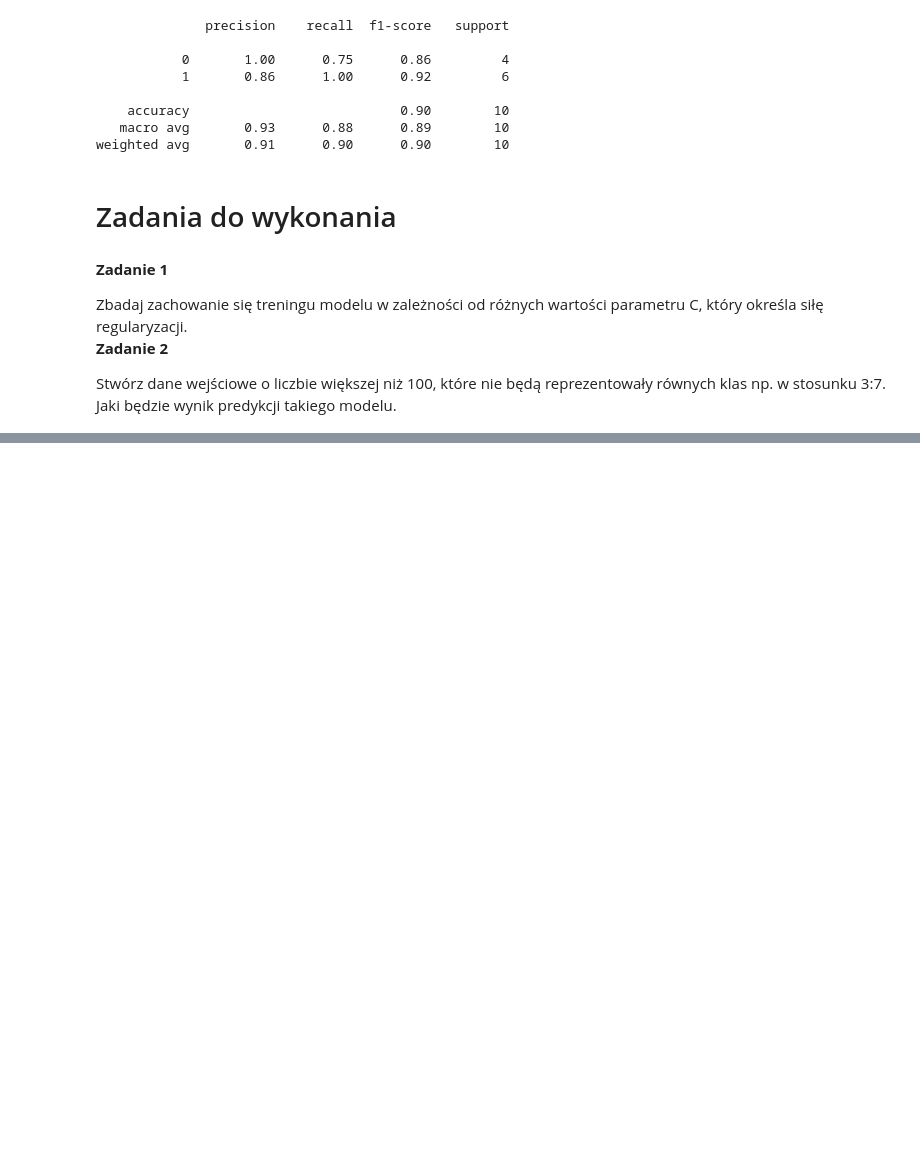
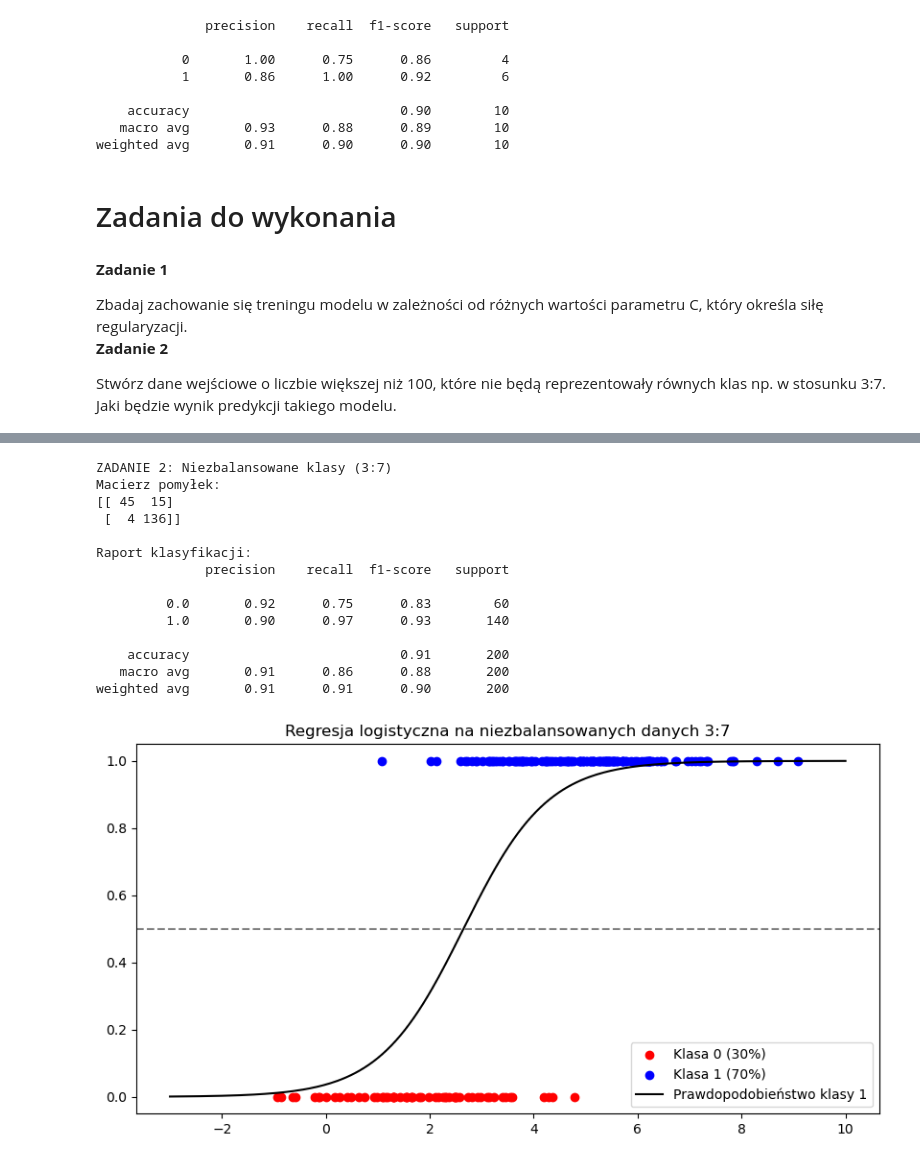
Before and after one commit to igorjoz/ml_labs, a Jupyter notebook: lab1_2026_03_30/lab1_ex04.ipynb, the cells around one changed output, grey strips where cells are left out. Drawn from its saved outputs; the diff is of its cells as text; code cells hidden in the pictures; blank space fills up the shorter version.

```diff
--- a/lab1_2026_03_30/lab1_ex04.ipynb
+++ b/lab1_2026_03_30/lab1_ex04.ipynb
@@ -243,2 +273,58 @@ Stwórz dane wejściowe o liczbie większej niż 100, które nie będą reprezen
+# %%
+# Rozwiązanie Zadania 2
+print("\nZADANIE 2: Niezbalansowane klasy (3:7)")
+
+# Klasa 0: 60 próbek, Klasa 1: 140 próbek (razem 200, czyli stosunek 3:7 i >100)
+# Wymieszane proste dane by zobaczyć problem:
+np.random.seed(42)
+X_class0 = np.random.normal(loc=2.0, scale=1.5, size=(60, 1))
+y_class0 = np.zeros(60)
+
+X_class1 = np.random.normal(loc=5.0, scale=1.5, size=(140, 1))
+y_class1 = np.ones(140)
+
+X_imbalanced = np.vstack((X_class0, X_class1))
+y_imbalanced = np.concatenate((y_class0, y_class1))
+
+# Trening modelu Regresji Logistycznej
+model_imb = LogisticRegression(solver='liblinear')
+model_imb.fit(X_imbalanced, y_imbalanced)
+
+y_pred = model_imb.predict(X_imbalanced)
+
+print("Macierz pomyłek:")
+print(confusion_matrix(y_imbalanced, y_pred))
+
+print("\nRaport klasyfikacji:")
+print(classification_report(y_imbalanced, y_pred))
+
+# Wizualizacja dopasowania bazy
+X_test = np.linspace(-3, 10, 300).reshape(-1, 1)
+y_prob = model_imb.predict_proba(X_test)[:, 1]
+
+plt.figure(figsize=(10,5))
+plt.scatter(X_class0, y_class0, color='red', label='Klasa 0 (30%)')
+plt.scatter(X_class1, y_class1, color='blue', label='Klasa 1 (70%)')
+plt.plot(X_test, y_prob, color='black', label='Prawdopodobieństwo klasy 1')
+plt.axhline(0.5, color='gray', linestyle='--')
+plt.title('Regresja logistyczna na niezbalansowanych danych 3:7')
+plt.legend()
+plt.show()
+# %% [output]
+ZADANIE 2: Niezbalansowane klasy (3:7)
+Macierz pomyłek:
+[[ 45  15]
+ [  4 136]]
+
+Raport klasyfikacji:
+              precision    recall  f1-score   support
+
+         0.0       0.92      0.75      0.83        60
+         1.0       0.90      0.97      0.93       140
+
+    accuracy                           0.91       200
+   macro avg       0.91      0.86      0.88       200
+weighted avg       0.91      0.91      0.90       200
+[figure, added]
 # %% [markdown]
 ![stopka.svg](stopka.svg)
```
Also changed, not shown: parts of 2 cells of this notebook.
